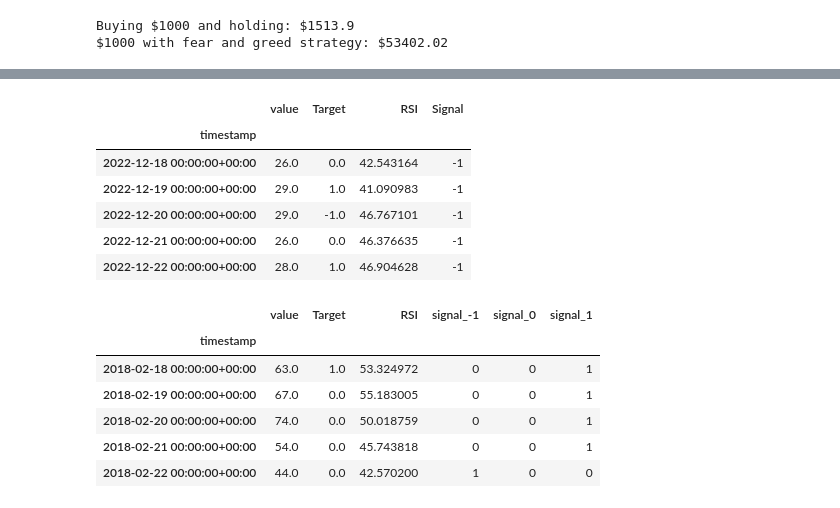
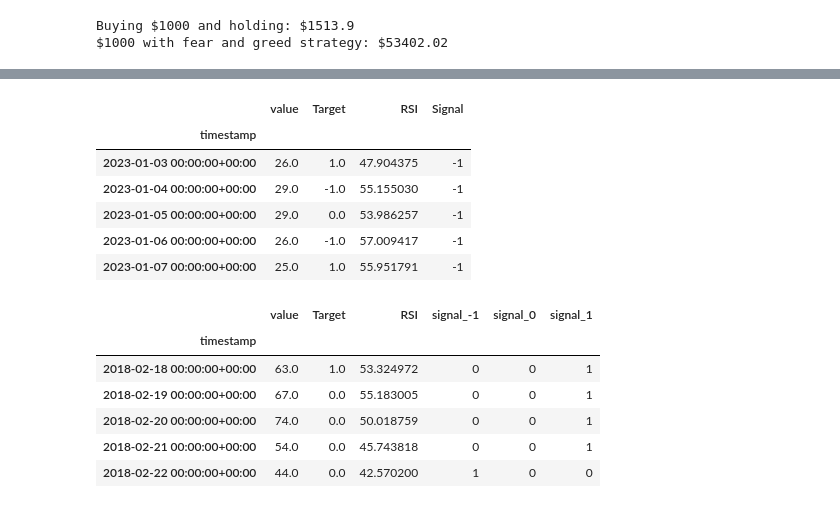
Before and after one commit to AGralin/dreambuilder_bot, a Jupyter notebook: testing/FG_machine_learning.ipynb, the cells around one changed output, grey strips where cells are left out. Cells and saved outputs as stored; diff of their text form; code cells hidden in the pictures.

```diff
--- a/testing/FG_machine_learning.ipynb
+++ b/testing/FG_machine_learning.ipynb
@@ -214,4 +194,5 @@ from sklearn.metrics import accuracy_score
 # %%
+# full df to calculate actual trend
 # set ticker ('BTC-USD', 'ETH-USD')
 ticker = 'ETH-USD'
 cc = yf.Ticker(f"{ticker}")
@@ -221,5 +202,11 @@ start = '2018-02-01'
 end = '2023-01-24'
 
 histo = cc.history(start=f"{start}", end=f"{end}")
-histo.head()
+
+# all columns for finding target
+historical_ = pd.DataFrame(histo)
+historical_ = historical_.drop(['Dividends', 'Stock Splits'], axis=1)
+historical_['signal'] = combined_df_['position']
+historical_ = historical_.dropna()
+historical_.head()
 # %% [output]
@@ -233,7 +219,0 @@ histo.head()
-# %%
-# all columns for finding target
-historical = pd.DataFrame(histo)
-historical_ = historical.drop(['Dividends', 'Stock Splits'], axis=1)
-historical_['signal'] = combined_df_['position']
-historical_ = historical_.dropna()
-historical_.head()
@@ -248,5 +220,5 @@ historical_.head()
 # %%
-# Target column to show actual trend
+# Target column to find actual trend
 
 pipdiff = 2500*1e-4 #for TP
 SLTPRatio = 1/16 #pipdiff/Ratio gives SL
@@ -267,7 +239,7 @@ def mytarget(barsupfront, historical_):
             valueOpenHigh = min(value2, valueOpenHigh)
 
             if ( (valueOpenLow >= pipdiff) and (-valueOpenHigh <= (pipdiff/SLTPRatio)) ):
-                trendcat[line] = -1 #-1 downtrend
+                trendcat[line] = -1 # downtrend
                 break
             elif ( (valueOpenLow <= (pipdiff/SLTPRatio)) and (-valueOpenHigh >= pipdiff) ):
                 trendcat[line] = 1 # uptrend
@@ -276,3 +248,8 @@ def mytarget(barsupfront, historical_):
                 trendcat[line] = 0 # no clear trend
 
     return trendcat
+
+# pitfall one category high frequency
+historical_['Target'] = mytarget(14, historical_)
+
+historical_['Target'].hist()
@@ -279,5 +258,0 @@ def mytarget(barsupfront, historical_):
-# %%
-# pitfall one category high frequency
-historical_['Target'] = mytarget(30, historical_)
-
-historical_['Target'].hist()
@@ -299,22 +259,24 @@ combined_df_.head()
 # %%
+# add target to combined_df_
+combined_df_['Target'] = historical_['Target']
 # copy and clean dataframe
-combined_ml = combined_df_.copy()
+target_ml = combined_df_.copy()
 # add RSI
-combined_ml['RSI'] = pa.rsi(combined_ml.Close, length=16)
+target_ml['RSI'] = pa.rsi(target_ml.Close, length=16)
 # get signal column
-combined_ml['Signal'] = combined_ml['position']
+target_ml['Signal'] = target_ml['position']
 # drop columns and na
-combined_ml = combined_ml.drop(["Close", "change", "position"],axis=1)
-combined_ml = combined_ml.dropna()
-combined_ml.tail()
+target_ml = target_ml.drop(["Close", "change", "position"],axis=1)
+target_ml = target_ml.dropna()
+target_ml.tail()
 # %% [output]
 |  | value | Target | RSI | Signal |
 | timestamp |  |  |  |  |
-| 2022-12-18 00:00:00+00:00 | 26.0 | 0.0 | 42.543164 | -1 |
-| 2022-12-19 00:00:00+00:00 | 29.0 | 1.0 | 41.090983 | -1 |
-| 2022-12-20 00:00:00+00:00 | 29.0 | -1.0 | 46.767101 | -1 |
-| 2022-12-21 00:00:00+00:00 | 26.0 | 0.0 | 46.376635 | -1 |
-| 2022-12-22 00:00:00+00:00 | 28.0 | 1.0 | 46.904628 | -1 |
+| 2023-01-03 00:00:00+00:00 | 26.0 | 1.0 | 47.904375 | -1 |
+| 2023-01-04 00:00:00+00:00 | 29.0 | -1.0 | 55.155030 | -1 |
+| 2023-01-05 00:00:00+00:00 | 29.0 | 0.0 | 53.986257 | -1 |
+| 2023-01-06 00:00:00+00:00 | 26.0 | -1.0 | 57.009417 | -1 |
+| 2023-01-07 00:00:00+00:00 | 25.0 | 1.0 | 55.951791 | -1 |
 # %%
 # get dummies on signal column
 attributes = ['value', 'Target', 'RSI', 'Signal']
```
Also changed, not shown: parts of 55 cells of this notebook, 3 other files.
